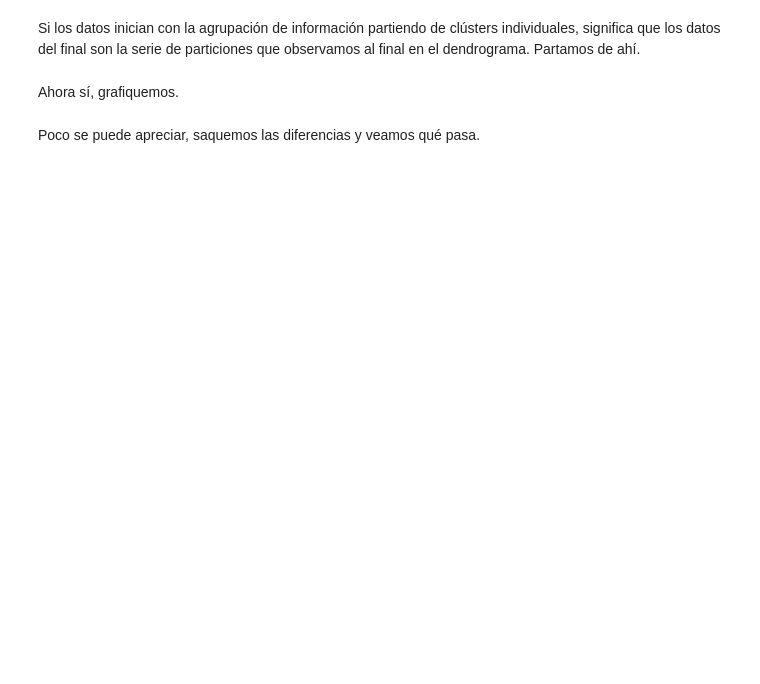
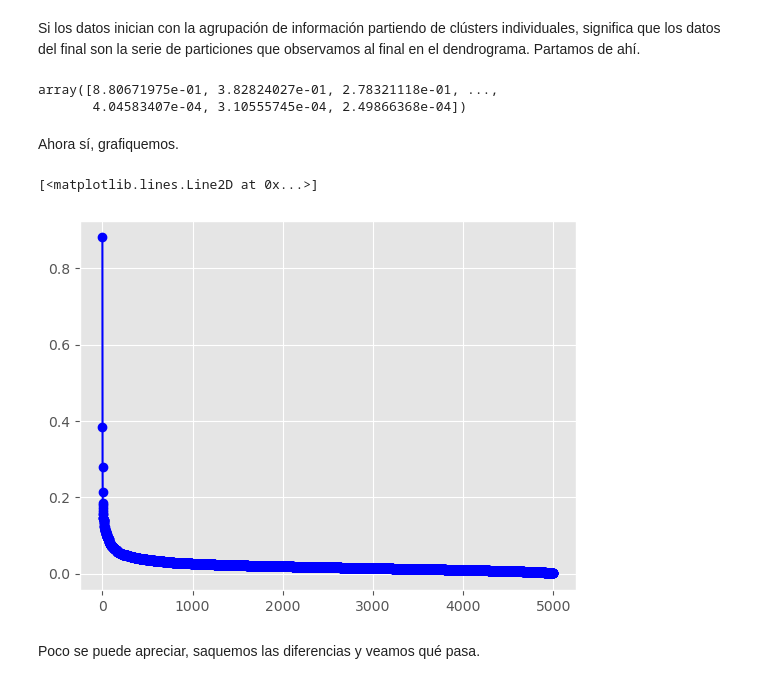
Before and after one commit to HectorH06/Data-Proc-Lab, a Jupyter notebook: Material/14,0_clase_012021.ipynb, the cells around one changed output. Cells and saved outputs as stored; diff of their text form; code cells hidden in the pictures; blank space fills up the shorter version.

```diff
--- a/Material/14,0_clase_012021.ipynb
+++ b/Material/14,0_clase_012021.ipynb
@@ -87,5 +120,7 @@ Método en `scipy`: https://docs.scipy.org/doc/scipy/reference/generated/scipy.c
 # %% [markdown]
 ### ¿Cómo elegir el corte?
 #### Criterio del codo
+# %%
+distances = hac[:,2]
 # %% [markdown]
 Estas son todas las distancias pero, ¿qué estamos viendo?
@@ -92,6 +140,20 @@ Estas son todas las distancias pero, ¿qué estamos viendo?
 # %% [markdown]
 Si los datos inician con la agrupación de información partiendo de clústers individuales, significa que los datos del final son la serie de particiones que observamos al final en el dendrograma. Partamos de ahí.
+# %%
+turned_distances = distances[::-1]
+turned_distances
+# %% [output]
+array([8.80671975e-01, 3.82824027e-01, 2.78321118e-01, ...,
+       4.04583407e-04, 3.10555745e-04, 2.49866368e-04])
 # %% [markdown]
 Ahora sí, grafiquemos.
+# %%
+index = range(len(turned_distances))
+
+fig, ax = plt.subplots()
+ax.plot(index, turned_distances, marker='o', color='blue')
+# %% [output]
+[<matplotlib.lines.Line2D at 0x...>]
+[figure, added]
 # %% [markdown]
 Poco se puede apreciar, saquemos las diferencias y veamos qué pasa.
```
Also changed, not shown: parts of 17 cells of this notebook.
